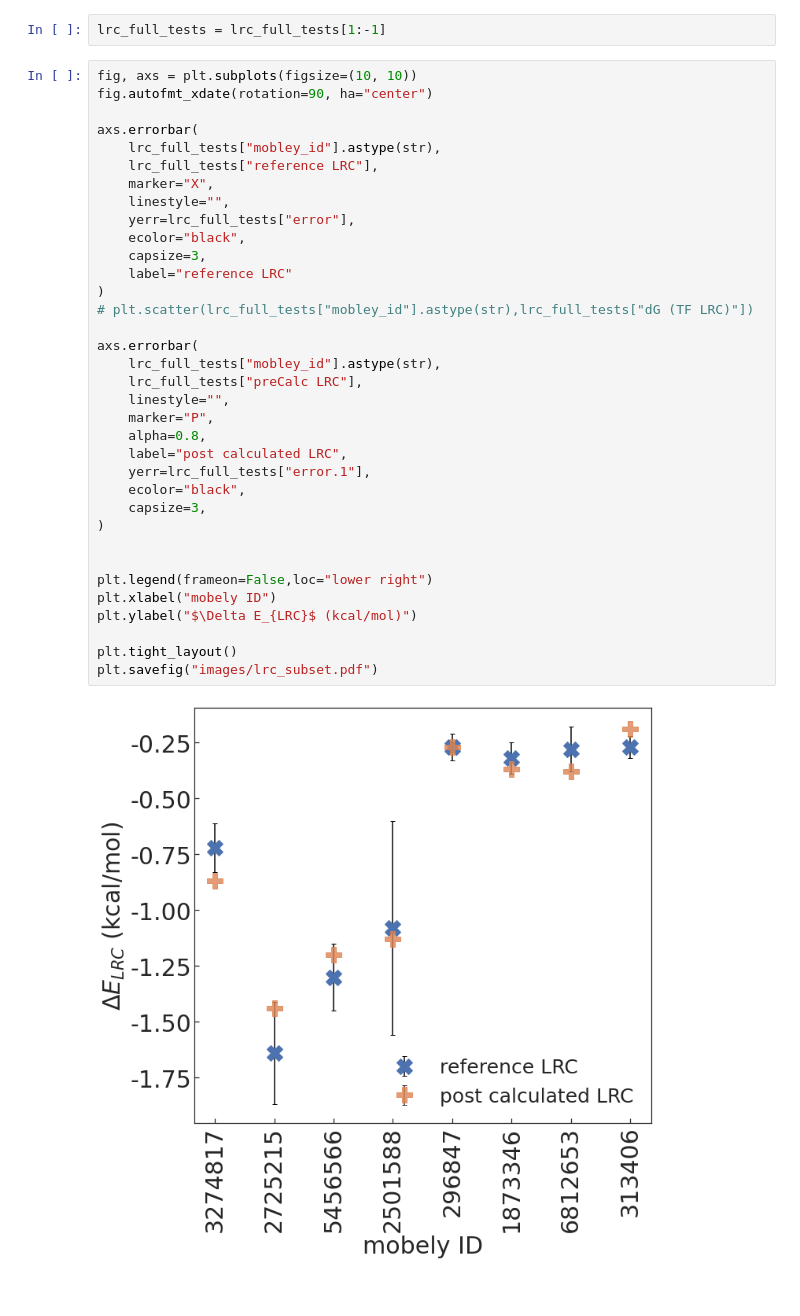
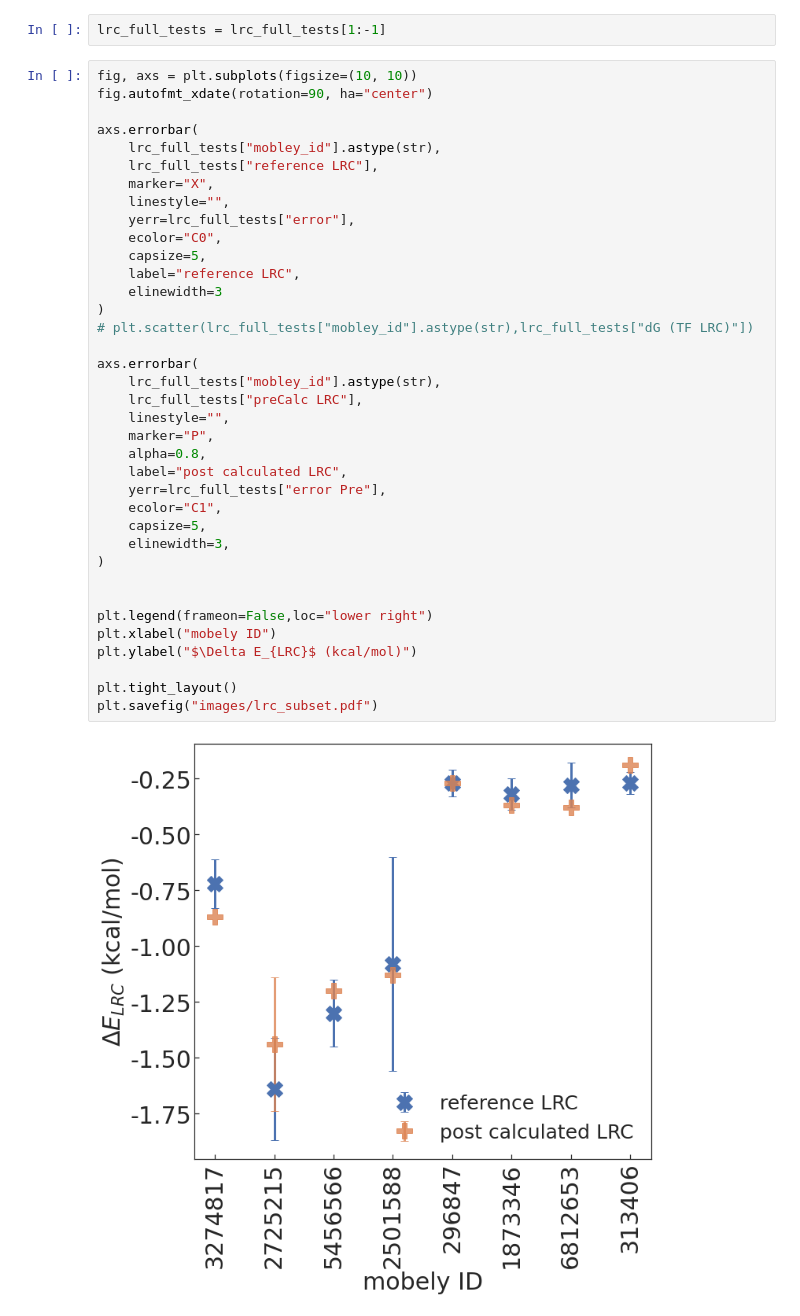
Before and after one commit to JohannesKarwou/notebooks, a Jupyter notebook: freeSolvSummary.ipynb, the cells around one changed output. Saved outputs shown, nothing was run; the diff lists cells and outputs as text.

```diff
--- a/freeSolvSummary.ipynb
+++ b/freeSolvSummary.ipynb
@@ -925,37 +927,39 @@ lrc_full_tests = lrc_full_tests[1:-1]
 # %%
 fig, axs = plt.subplots(figsize=(10, 10))
 fig.autofmt_xdate(rotation=90, ha="center")
 
 axs.errorbar(
     lrc_full_tests["mobley_id"].astype(str),
     lrc_full_tests["reference LRC"],
     marker="X",
     linestyle="",
     yerr=lrc_full_tests["error"],
-    ecolor="black",
-    capsize=3,
-    label="reference LRC"
+    ecolor="C0",
+    capsize=5,
+    label="reference LRC",
+    elinewidth=3
 )
 # plt.scatter(lrc_full_tests["mobley_id"].astype(str),lrc_full_tests["dG (TF LRC)"])
 
 axs.errorbar(
     lrc_full_tests["mobley_id"].astype(str),
     lrc_full_tests["preCalc LRC"],
     linestyle="",
     marker="P",
     alpha=0.8,
     label="post calculated LRC",
-    yerr=lrc_full_tests["error.1"],
-    ecolor="black",
-    capsize=3,
+    yerr=lrc_full_tests["error Pre"],
+    ecolor="C1",
+    capsize=5,
+    elinewidth=3,
 )
 
 
 plt.legend(frameon=False,loc="lower right")
 plt.xlabel("mobely ID")
 plt.ylabel("$\Delta E_{LRC}$ (kcal/mol)")
 
 plt.tight_layout()
 plt.savefig("images/lrc_subset.pdf")
 # %% [output]
-[figure, old version]
+[figure, new version]
```
Also changed, not shown: parts of 5 cells of this notebook, 9 other files.
